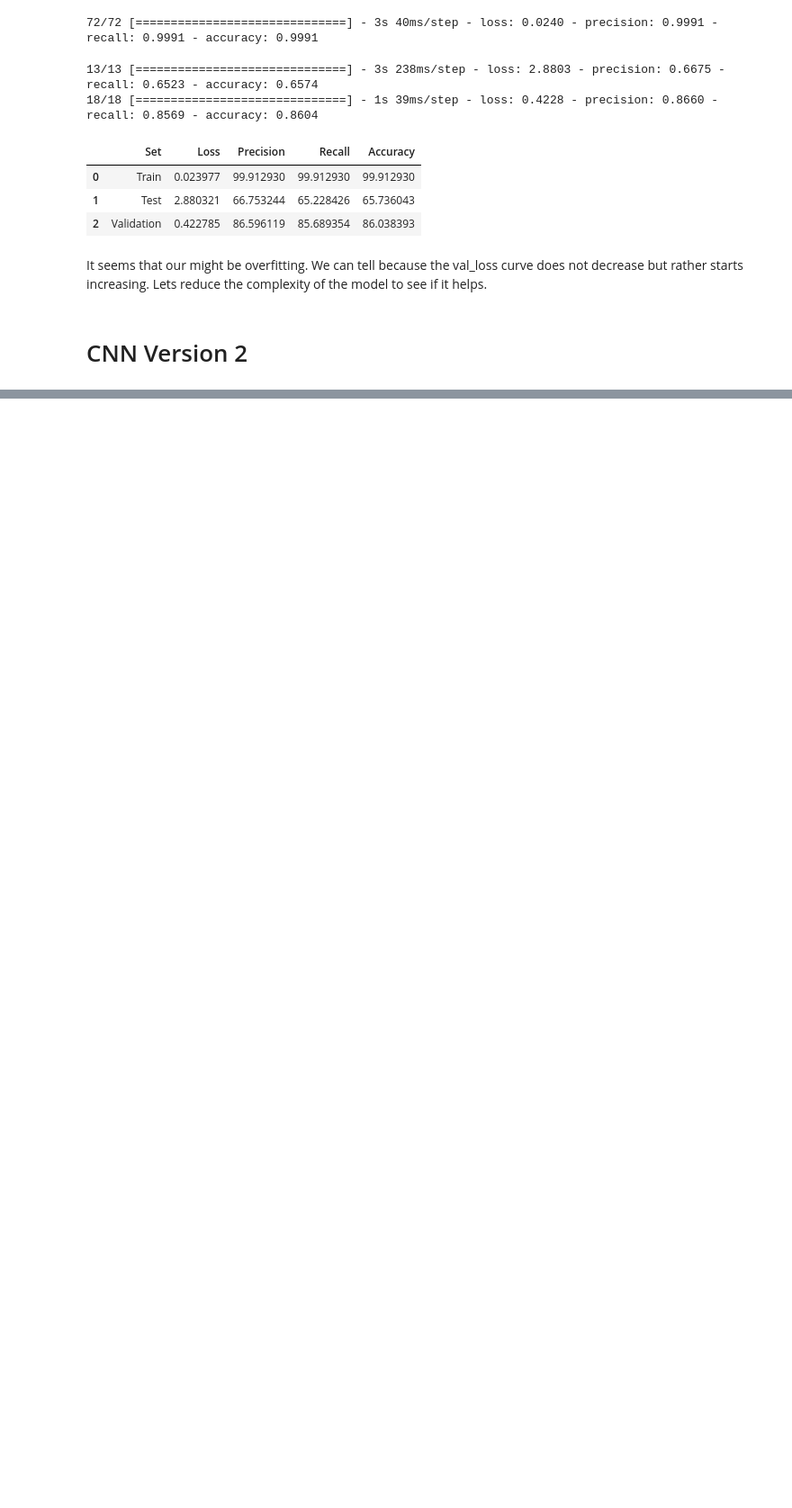
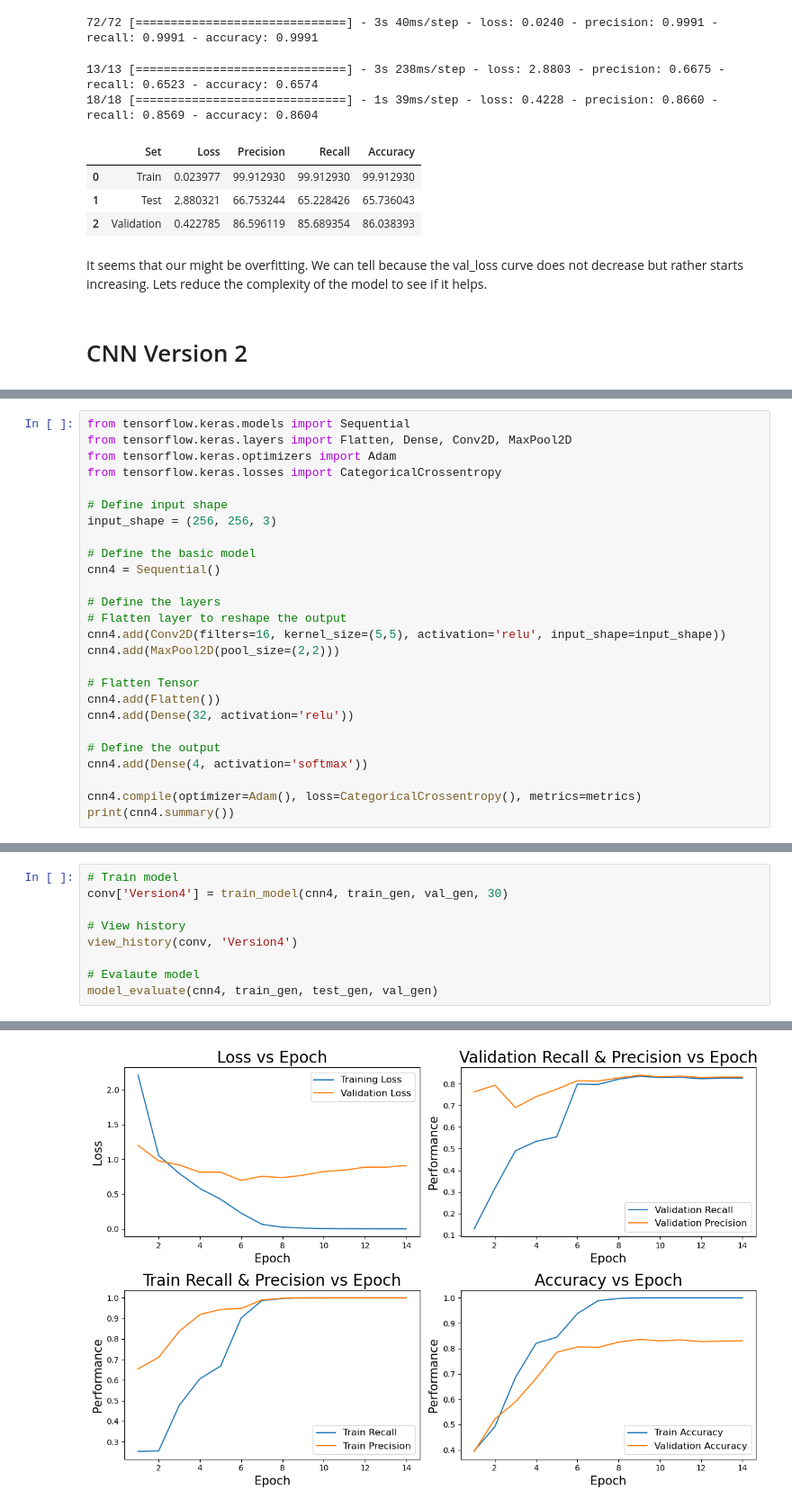
Before and after one commit to cristopher-d-delgado/brain_tumor_classification, a Jupyter notebook: notebook.ipynb, the cells around one changed output, grey strips where cells are left out. Shown: that part at 90% size. Saved outputs shown, nothing was run; the diff lists cells and outputs as text; blank space fills up the shorter version.

```diff
--- a/notebook.ipynb
+++ b/notebook.ipynb
@@ -291,0 +438,26 @@ It seems that our might be overfitting. We can tell because the val_loss curve d
+# %%
+from tensorflow.keras.models import Sequential
+from tensorflow.keras.layers import Flatten, Dense, Conv2D, MaxPool2D
+from tensorflow.keras.optimizers import Adam
+from tensorflow.keras.losses import CategoricalCrossentropy
+
+# Define input shape
+input_shape = (256, 256, 3)
+
+# Define the basic model
+cnn4 = Sequential()
+
+# Define the layers
+# Flatten layer to reshape the output
+cnn4.add(Conv2D(filters=16, kernel_size=(5,5), activation='relu', input_shape=input_shape))
+cnn4.add(MaxPool2D(pool_size=(2,2)))
+
+# Flatten Tensor
+cnn4.add(Flatten())
+cnn4.add(Dense(32, activation='relu'))
+
+# Define the output
+cnn4.add(Dense(4, activation='softmax'))
+
+cnn4.compile(optimizer=Adam(), loss=CategoricalCrossentropy(), metrics=metrics)
+print(cnn4.summary())
@@ -291,0 +482,10 @@ It seems that our might be overfitting. We can tell because the val_loss curve d
+# %%
+# Train model
+conv['Version4'] = train_model(cnn4, train_gen, val_gen, 30)
+
+# View history
+view_history(conv, 'Version4')
+
+# Evalaute model
+model_evaluate(cnn4, train_gen, test_gen, val_gen)
+# %% [output]
@@ -291,0 +509 @@ It seems that our might be overfitting. We can tell because the val_loss curve d
+[figure, added]
```
Also changed, not shown: parts of 13 cells of this notebook.
